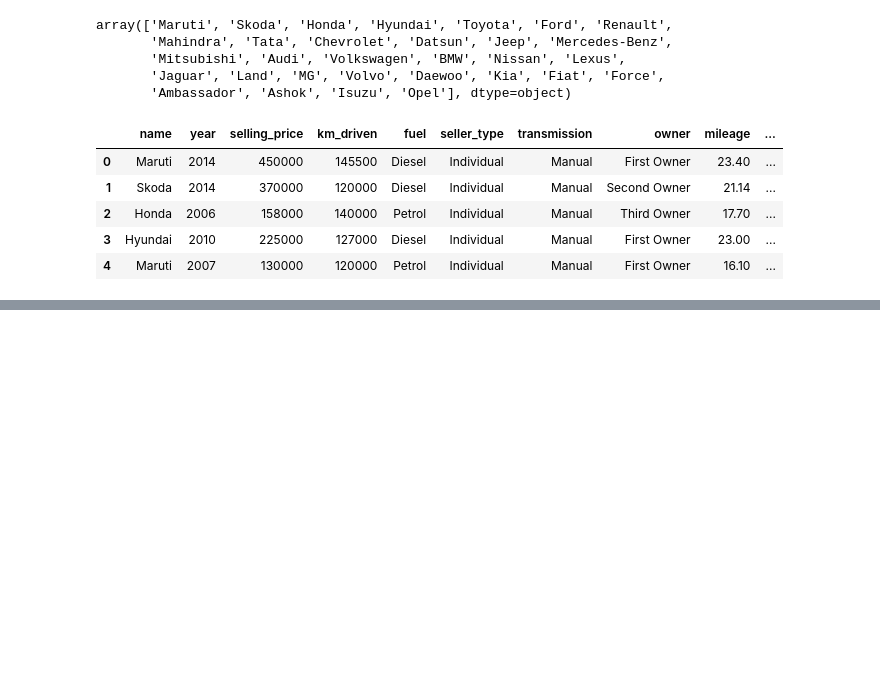
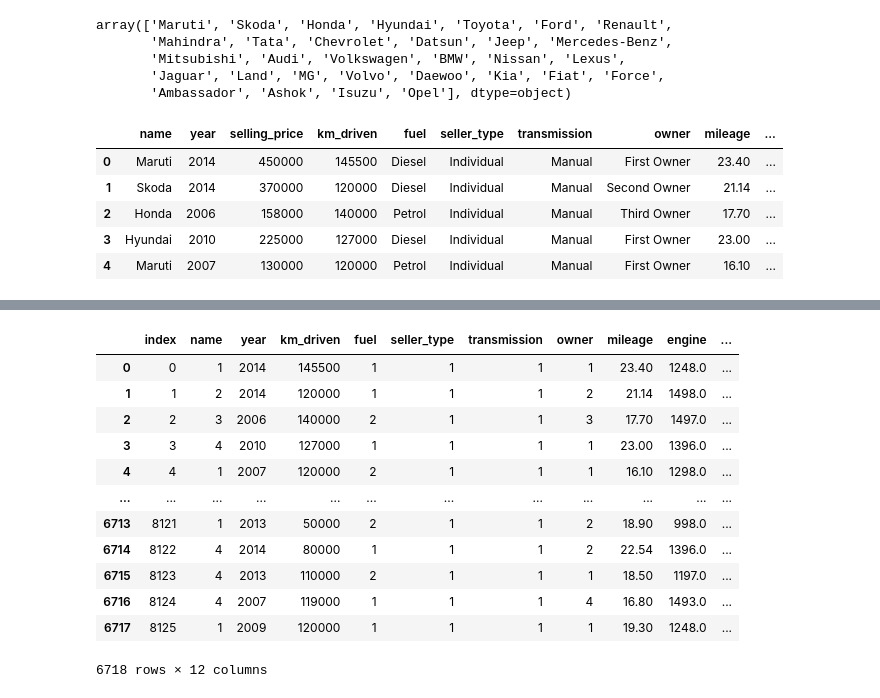
Before and after one commit to Princia3/CarWorthPredictor, a Jupyter notebook: Car_Price_Model.ipynb, the cells around one changed output, grey strips where cells are left out. Saved outputs shown, nothing was run; the diff lists cells and outputs as text; code cells hidden in the pictures; blank space fills up the shorter version.

```diff
--- a/Car_Price_Model.ipynb
+++ b/Car_Price_Model.ipynb
@@ -198,0 +314,2 @@ cars_data.head()
+# %%
+cars_data['fuel'].replace(['Diesel', 'Petrol', 'LPG', 'CNG'],[1,2,3,4], inplace=True)
@@ -198,0 +344,4 @@ cars_data.head()
+# %%
+cars_data['owner'].replace(['First Owner', 'Second Owner', 'Third Owner',
+       'Fourth & Above Owner', 'Test Drive Car'],
+                           [1,2,3,4,5], inplace=True)
@@ -198,0 +371,2 @@ cars_data.head()
+# %%
+cars_data.reset_index(inplace=True)
@@ -198,0 +412,19 @@ cars_data.head()
+# %%
+input_data = cars_data.drop(columns=['selling_price'])
+output_data =cars_data['selling_price']
+# %%
+input_data
+# %% [output]
+|  | index | name | year | km_driven | fuel | seller_type | transmission | owner | mileage | engine | ... |
+| 0 | 0 | 1 | 2014 | 145500 | 1 | 1 | 1 | 1 | 23.40 | 1248.0 | ... |
+| 1 | 1 | 2 | 2014 | 120000 | 1 | 1 | 1 | 2 | 21.14 | 1498.0 | ... |
+| 2 | 2 | 3 | 2006 | 140000 | 2 | 1 | 1 | 3 | 17.70 | 1497.0 | ... |
+| 3 | 3 | 4 | 2010 | 127000 | 1 | 1 | 1 | 1 | 23.00 | 1396.0 | ... |
+| 4 | 4 | 1 | 2007 | 120000 | 2 | 1 | 1 | 1 | 16.10 | 1298.0 | ... |
+| ... | ... | ... | ... | ... | ... | ... | ... | ... | ... | ... | ... |
+| 6713 | 8121 | 1 | 2013 | 50000 | 2 | 1 | 1 | 2 | 18.90 | 998.0 | ... |
+| 6714 | 8122 | 4 | 2014 | 80000 | 1 | 1 | 1 | 2 | 22.54 | 1396.0 | ... |
+| 6715 | 8123 | 4 | 2013 | 110000 | 2 | 1 | 1 | 1 | 18.50 | 1197.0 | ... |
+| 6716 | 8124 | 4 | 2007 | 119000 | 1 | 1 | 1 | 4 | 16.80 | 1493.0 | ... |
+| 6717 | 8125 | 1 | 2009 | 120000 | 1 | 1 | 1 | 1 | 19.30 | 1248.0 | ... |
+6718 rows × 12 columns
```
Also changed, not shown: parts of 28 cells of this notebook.
